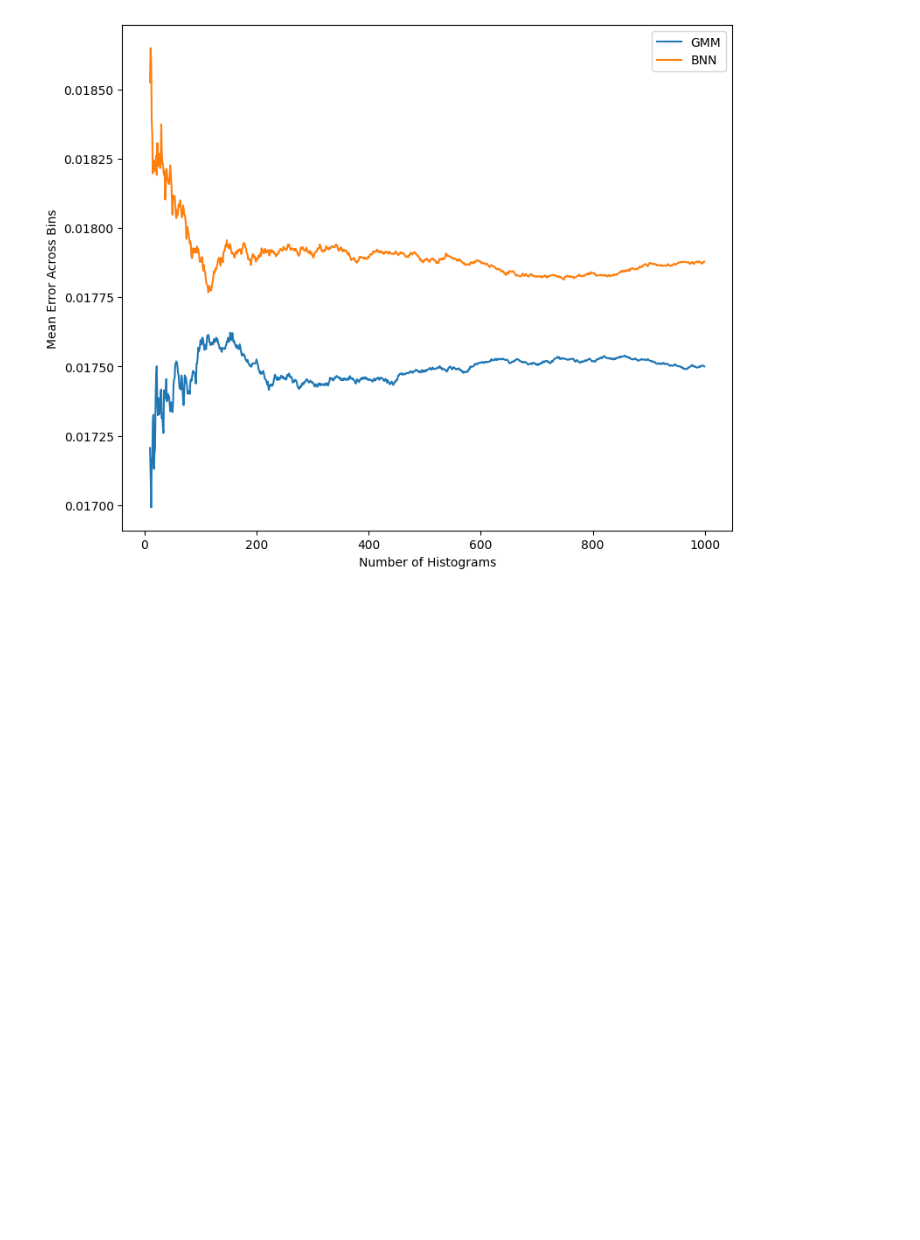
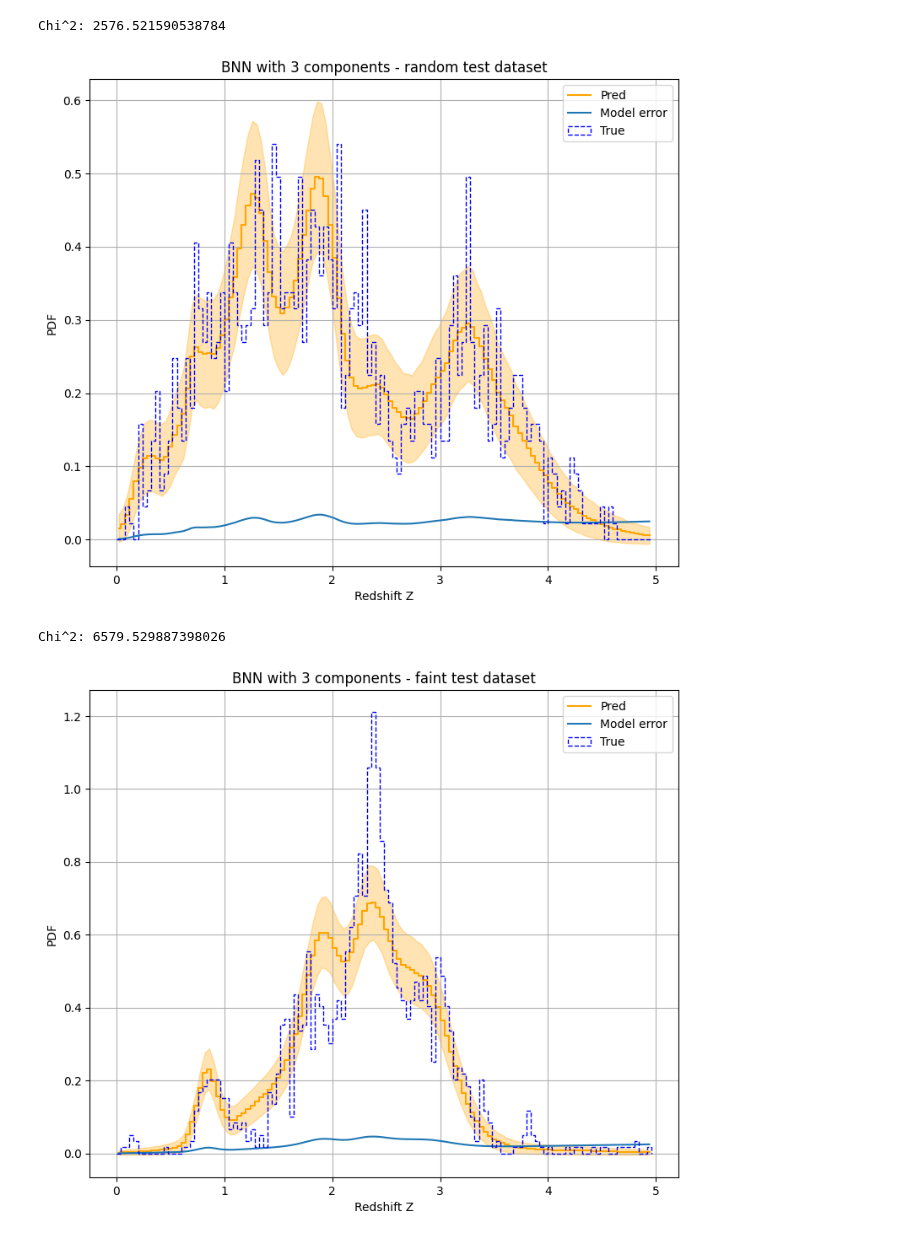
Before and after one commit to kacper-drabicki/redshift, a Jupyter notebook: notebooks/cumulative_distributions.ipynb, the cells around one changed output. Saved outputs shown, nothing was run; the diff lists cells and outputs as text; code cells hidden in the pictures; blank space fills up the shorter version.

```diff
--- a/notebooks/cumulative_distributions.ipynb
+++ b/notebooks/cumulative_distributions.ipynb
@@ -135,4 +153,11 @@ Chi^2: 1984.0307786811923
+# %%
+modelPathBNN = f"../../models/experiment2/BNN_last_3_layers_2/variables/variables"
+bnn_global_std_history = evaluate_model(models.BayesianNN, modelPathBNN, "BNN", config, X_test_OM, y_test_OM, "random")
+_ = evaluate_model(models.BayesianNN, modelPathBNN, "BNN", config, X_faint_OM, y_faint_OM, "faint")
+# %% [output]
+Chi^2: 2576.521590538784
+[figure, added]
+Chi^2: 6579.529887398026
+[figure, added]
 # %%
-plot_std_history(gmm_global_std_history, bnn_global_std_history)
+# plot_std_history(gmm_global_std_history, bnn_global_std_history)
-# %% [output]
-[figure, removed]
```
Also changed, not shown: parts of 8 cells of this notebook, 37 other files.
